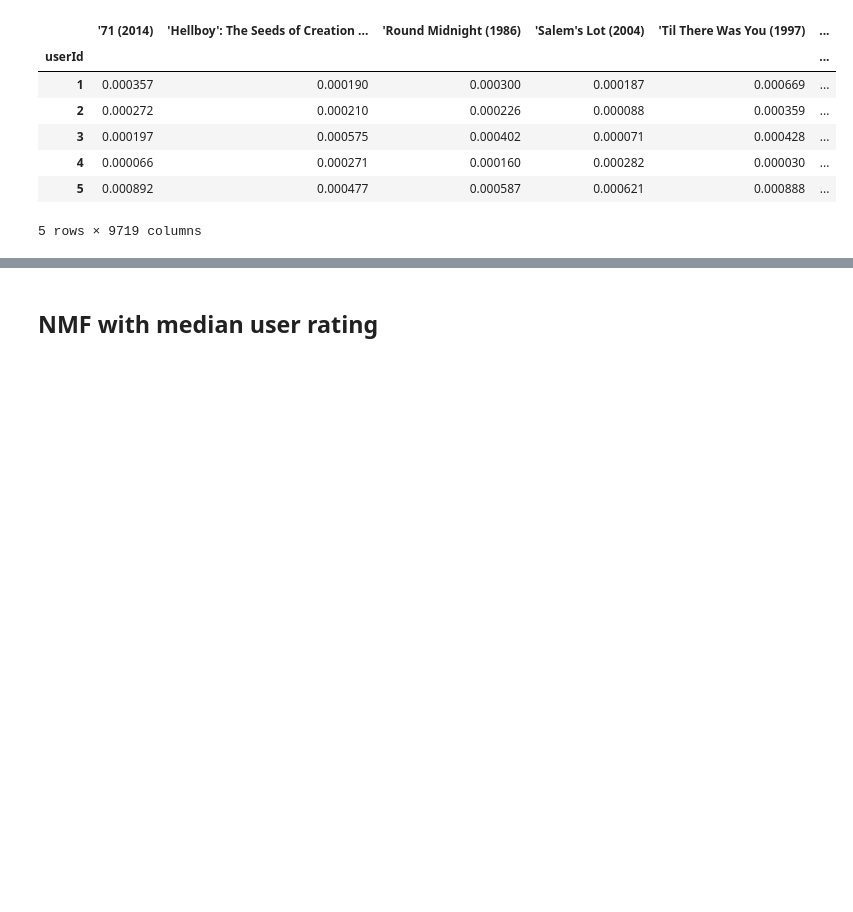
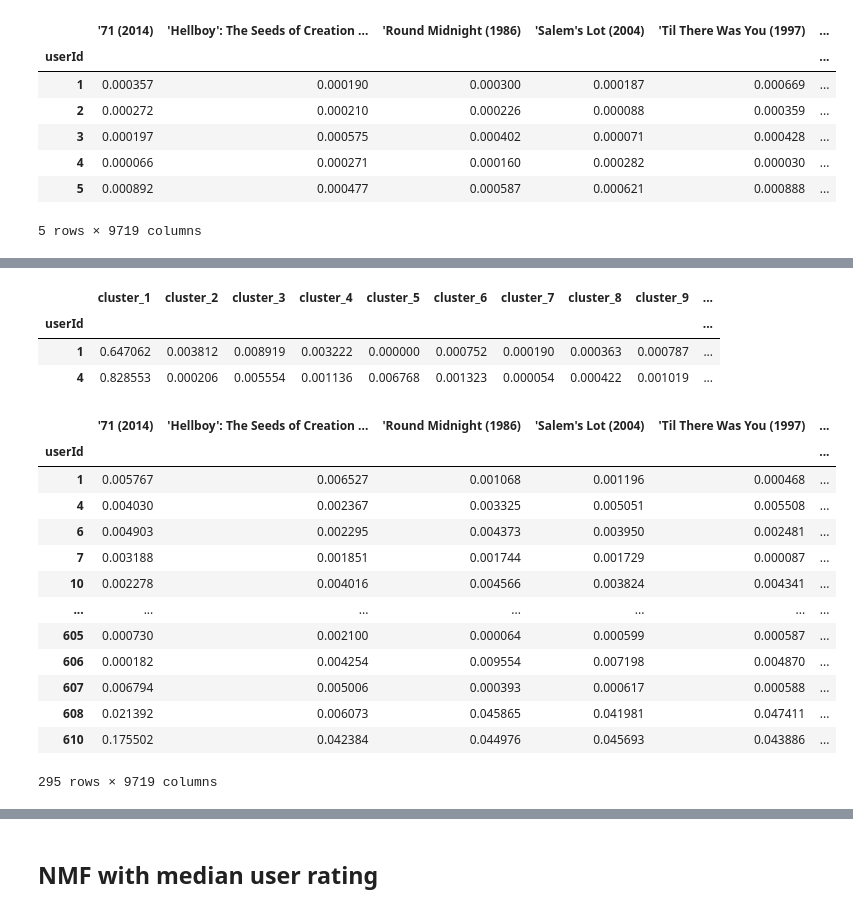
Before and after one commit to padawanabhi/movie_recommendation_app, a Jupyter notebook: pandas_methods_filling.ipynb, the cells around one changed output, grey strips where cells are left out. Cells and saved outputs as stored; diff of their text form; code cells hidden in the pictures; blank space fills up the shorter version.

```diff
--- a/pandas_methods_filling.ipynb
+++ b/pandas_methods_filling.ipynb
@@ -129,0 +165,2 @@ abs(mean_user_ratings - R_hat)
+# %%
+nmf.fit(mean_filtered_ratings)
@@ -129,0 +171,3 @@ abs(mean_user_ratings - R_hat)
+# %%
+Q = pd.DataFrame(nmf.components_, columns=list(mean_filtered_ratings.columns),
+                 index=[f"cluster_{i+1}" for i in range(n_components)])
@@ -130,3 +184,35 @@ abs(mean_user_ratings - R_hat)
+# %%
+P = pd.DataFrame(nmf.transform(mean_filtered_ratings),
+             index=mean_filtered_ratings.index,
+            columns = [f"cluster_{i+1}" for i in range(n_components)])
+# %%
+P.head(2)
+# %% [output]
+|  | cluster_1 | cluster_2 | cluster_3 | cluster_4 | cluster_5 | cluster_6 | cluster_7 | cluster_8 | cluster_9 | ... |
+| userId |  |  |  |  |  |  |  |  |  | ... |
+| 1 | 0.647062 | 0.003812 | 0.008919 | 0.003222 | 0.000000 | 0.000752 | 0.000190 | 0.000363 | 0.000787 | ... |
+| 4 | 0.828553 | 0.000206 | 0.005554 | 0.001136 | 0.006768 | 0.001323 | 0.000054 | 0.000422 | 0.001019 | ... |
+# %%
+R_hat = pd.DataFrame(np.dot(P, Q),
+             index=mean_filtered_ratings.index,
+            columns=list(mean_filtered_ratings.columns))
+# %%
+abs(mean_filtered_ratings - R_hat)
+# %% [output]
+|  | '71 (2014) | 'Hellboy': The Seeds of Creation ... | 'Round Midnight (1986) | 'Salem's Lot (2004) | 'Til There Was You (1997) | ... |
+| userId |  |  |  |  |  | ... |
+| 1 | 0.005767 | 0.006527 | 0.001068 | 0.001196 | 0.000468 | ... |
+| 4 | 0.004030 | 0.002367 | 0.003325 | 0.005051 | 0.005508 | ... |
+| 6 | 0.004903 | 0.002295 | 0.004373 | 0.003950 | 0.002481 | ... |
+| 7 | 0.003188 | 0.001851 | 0.001744 | 0.001729 | 0.000087 | ... |
+| 10 | 0.002278 | 0.004016 | 0.004566 | 0.003824 | 0.004341 | ... |
+| ... | ... | ... | ... | ... | ... | ... |
+| 605 | 0.000730 | 0.002100 | 0.000064 | 0.000599 | 0.000587 | ... |
+| 606 | 0.000182 | 0.004254 | 0.009554 | 0.007198 | 0.004870 | ... |
+| 607 | 0.006794 | 0.005006 | 0.000393 | 0.000617 | 0.000588 | ... |
+| 608 | 0.021392 | 0.006073 | 0.045865 | 0.041981 | 0.047411 | ... |
+| 610 | 0.175502 | 0.042384 | 0.044976 | 0.045693 | 0.043886 | ... |
+295 rows × 9719 columns
 # %%
 nmf.reconstruction_err_
 # %% [output]
```
Also changed, not shown: parts of 12 cells of this notebook, 14 other files.
